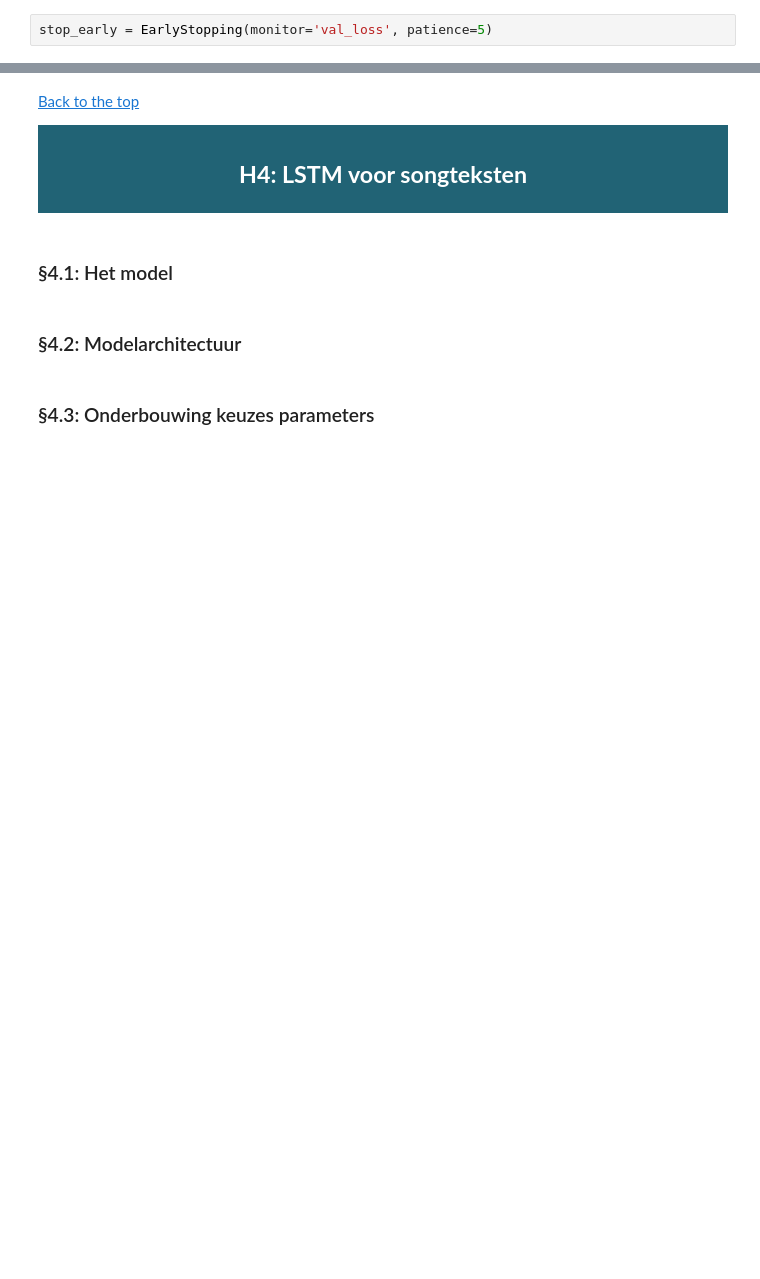
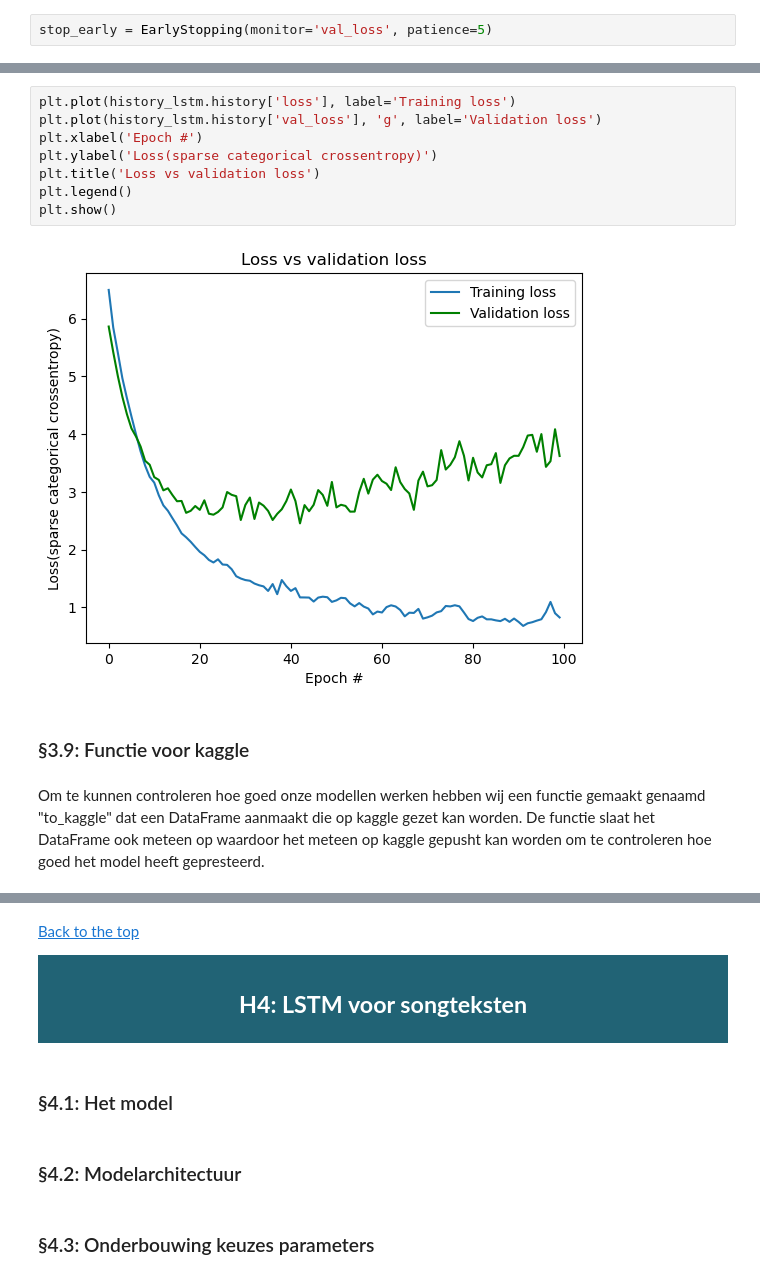
Before and after one commit to juliaboschman/Deep-Learning-Portfolio, a Jupyter notebook: Portfolio 2/Karaoke_Klassificatie.ipynb, the cells around one changed output, grey strips where cells are left out. Saved outputs shown, nothing was run; the diff lists cells and outputs as text; blank space fills up the shorter version.

```diff
--- a/Portfolio 2/Karaoke_Klassificatie.ipynb
+++ b/Portfolio 2/Karaoke_Klassificatie.ipynb
@@ -522,0 +712,15 @@ Epoch 1/3
+# %%
+plt.plot(history_lstm.history['loss'], label='Training loss')
+plt.plot(history_lstm.history['val_loss'], 'g', label='Validation loss')
+plt.xlabel('Epoch #')
+plt.ylabel('Loss(sparse categorical crossentropy)')
+plt.title('Loss vs validation loss')
+plt.legend()
+plt.show()
+# %% [output]
+[figure, added]
+# %% [markdown]
+<a name='3.9'></a>
+<h3>&sect;3.9: Functie voor kaggle</h3>
+# %% [markdown]
+Om te kunnen controleren hoe goed onze modellen werken hebben wij een functie gemaakt genaamd "to_kaggle" dat een DataFrame aanmaakt die op kaggle gezet kan worden. De functie slaat het DataFrame ook meteen op waardoor het meteen op kaggle gepusht kan worden om te controleren hoe goed het model heeft gepresteerd.
```
Also changed, not shown: parts of 95 cells of this notebook.
